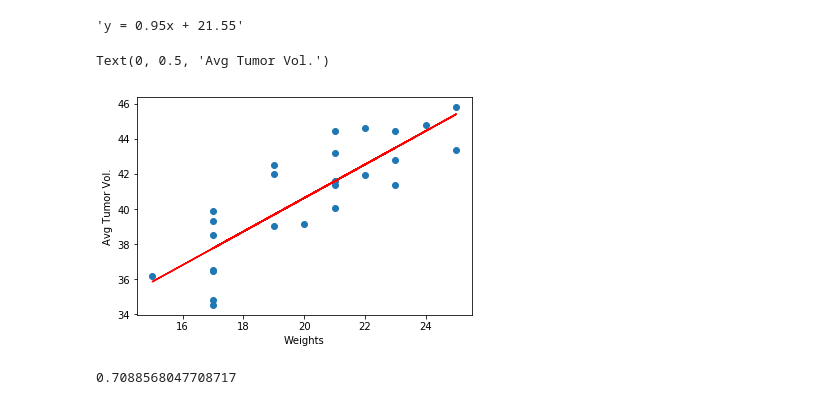
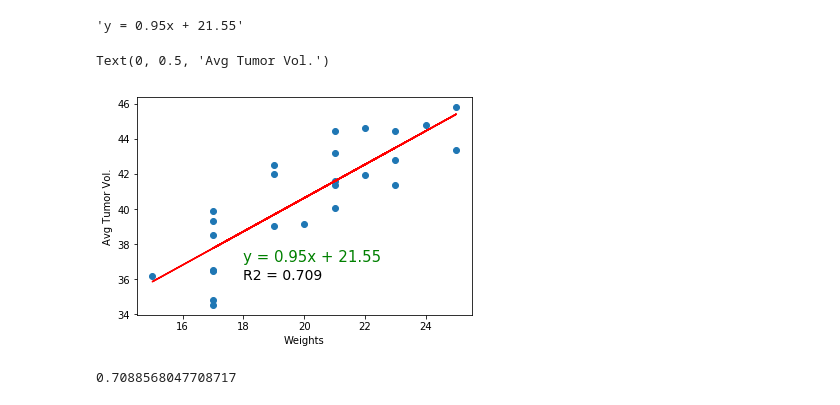
Before and after one commit to Pankaj-gh/Matplotlib-hw, a Jupyter notebook: main_script.ipynb, the cells around one changed output. Saved outputs shown, nothing was run; the diff lists cells and outputs as text; code cells hidden in the pictures.

```diff
--- a/main_script.ipynb
+++ b/main_script.ipynb
@@ -424,12 +389,13 @@ line_eq
 # %%
 plt.scatter(weights,at)
 plt.plot(weights,regress_values,"red")
-
+plt.annotate(line_eq,(18,37),color="green",fontsize=15)
+plt.annotate(f"R2 = {round(rvalue**2,3)}",(18,36),fontsize=14,color="black")
 plt.xlabel('Weights')
 plt.ylabel('Avg Tumor Vol.')
 # %% [output]
 Text(0, 0.5, 'Avg Tumor Vol.')
-[figure, old version]
+[figure, new version]
 # %%
 rvalue**2
 # %% [output]
```
Also changed, not shown: parts of 18 cells of this notebook.
